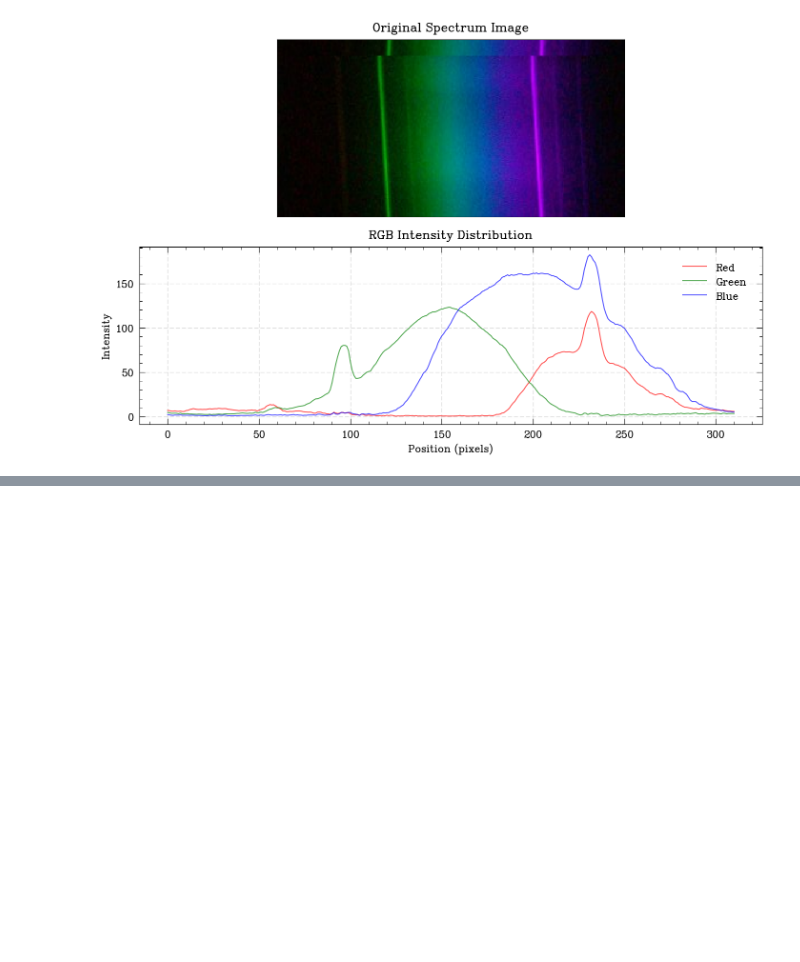
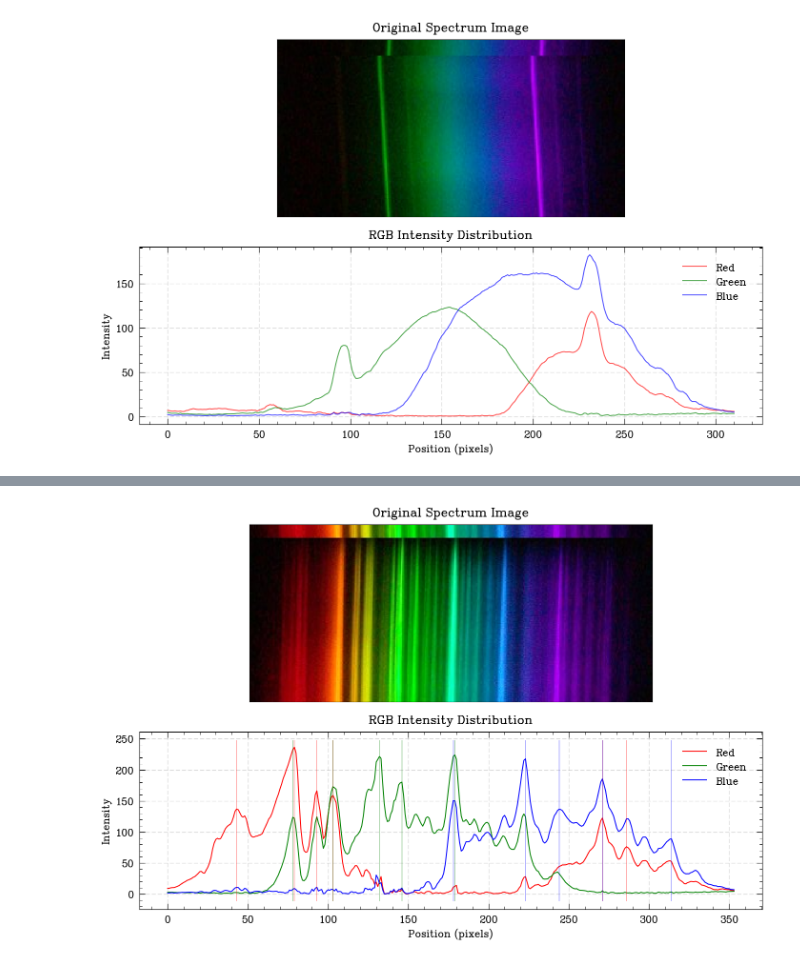
Before and after one commit to catastropiyush/spectroscopy, a Jupyter notebook: spectrometer_analysis.ipynb, the cells around one changed output, grey strips where cells are left out. Saved outputs shown, nothing was run; the diff lists cells and outputs as text; code cells hidden in the pictures; blank space fills up the shorter version.

```diff
--- a/spectrometer_analysis.ipynb
+++ b/spectrometer_analysis.ipynb
@@ -77,0 +200,89 @@ Saving bluesign_spectrum.jpg to bluesign_spectrum (2).jpg
+# %%
+import numpy as np
+import matplotlib.pyplot as plt
+from PIL import Image
+from google.colab import files
+import pandas as pd
+from scipy.signal import find_peaks
+
+def analyze_spectrum(image_path, prominence=20, width=5):
+    # Load and convert image to numpy array
+    img = Image.open(image_path)
+    img_array = np.array(img)
+
+    # Extract RGB channels and calculate average intensity
+    r_intensity = np.mean(img_array[:, :, 0], axis=0)
+    g_intensity = np.mean(img_array[:, :, 1], axis=0)
+    b_intensity = np.mean(img_array[:, :, 2], axis=0)
+
+    # Find peaks for each channel
+    r_peaks, _ = find_peaks(r_intensity, prominence=prominence, width=width)
+    g_peaks, _ = find_peaks(g_intensity, prominence=prominence, width=width)
+    b_peaks, _ = find_peaks(b_intensity, prominence=prominence, width=width)
+
+    # Create plots
+    fig, (ax1, ax2) = plt.subplots(2, 1, figsize=(12, 8))
+
+    # Display original image
+    ax1.imshow(img_array)
+    ax1.set_title('Original Spectrum Image')
+    ax1.set_xticks([])
+    ax1.set_yticks([])
+
+    # Plot intensities
+    x_values = np.arange(len(r_intensity))
+    ax2.plot(x_values, r_intensity, 'r-', label='Red')
+    ax2.plot(x_values, g_intensity, 'g-', label='Green')
+    ax2.plot(x_values, b_intensity, 'b-', label='Blue')
+
+    # Add vertical lines at peaks
+    ymin, ymax = ax2.get_ylim()
+    for peak in r_peaks:
+        ax2.vlines(x=peak, ymin=ymin, ymax=ymax, colors='red', alpha=0.3)
+    for peak in g_peaks:
+        ax2.vlines(x=peak, ymin=ymin, ymax=ymax, colors='green', alpha=0.3)
+    for peak in b_peaks:
+        ax2.vlines(x=peak, ymin=ymin, ymax=ymax, colors='blue', alpha=0.3)
+
+    ax2.set_title('RGB Intensity Distribution')
+    ax2.set_xlabel('Position (pixels)')
+    ax2.set_ylabel('Intensity')
+    ax2.legend()
+    ax2.grid(True, alpha=0.3)
+
+    plt.tight_layout()
+    plt.show()
+
+    # Create DataFrame with peaks
+    peaks_data = []
+    for peaks, intensity, channel in [
+        (r_peaks, r_intensity, 'Red'),
+        (g_peaks, g_intensity, 'Green'),
+        (b_peaks, b_intensity, 'Blue')
+    ]:
+        for peak in peaks:
+            peaks_data.append({
+                'Channel': channel,
+                'Position': peak,
+                'Intensity': intensity[peak]
+            })
+
+    peaks_df = pd.DataFrame(peaks_data)
+    peaks_df = peaks_df.sort_values('Position').reset_index(drop=True)
+
+    return peaks_df
+
+# Run the analysis
+print("Upload your spectrum image:")
+uploaded = files.upload()
+filename = list(uploaded.keys())[0]
+
+# Analyze spectrum and get peaks
+peaks_df = analyze_spectrum(filename)
+
+# Display and save results
+print("\nDetected Peaks:")
+print(peaks_df)
+peaks_df.to_csv('spectrum_peaks.csv', index=False)
+print("\nPeaks data has been saved to 'spectrum_peaks.csv'")
+# %% [output]
@@ -77,0 +292 @@ Saving bluesign_spectrum.jpg to bluesign_spectrum (2).jpg
+[figure, added]
```
Also changed, not shown: parts of 5 cells of this notebook.
